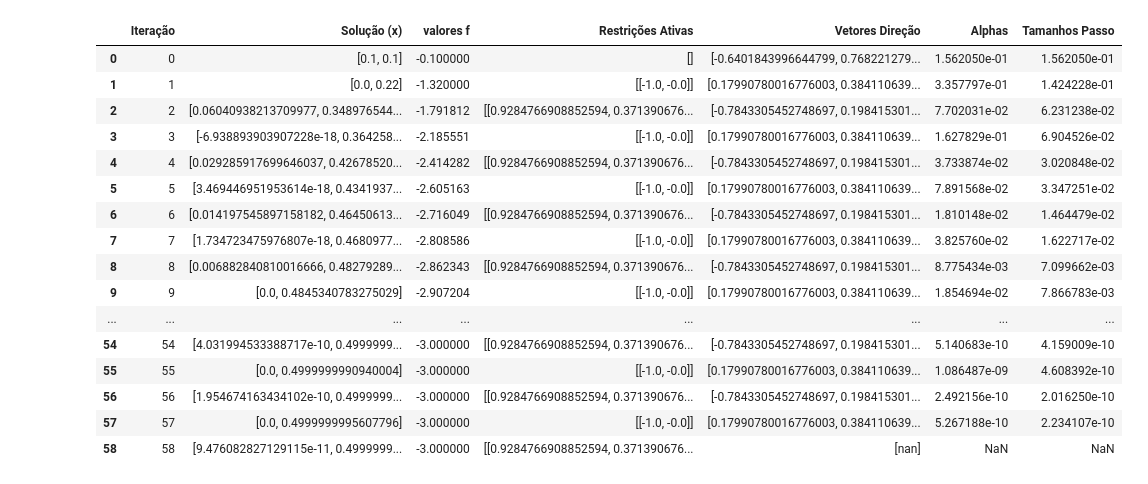
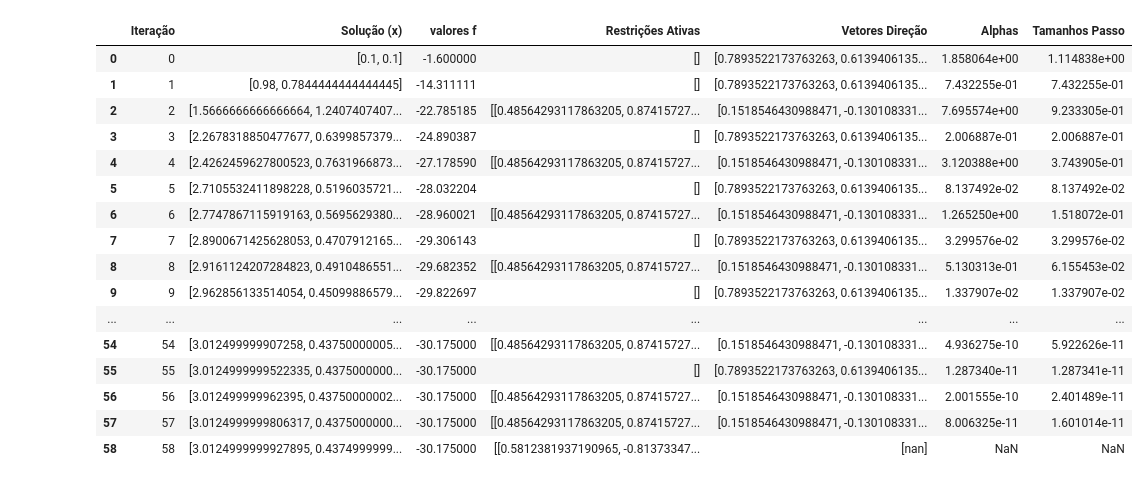
Before and after one commit to MatSchwarz/Circuncentro, a Jupyter notebook: testes.ipynb, the cells around one changed output. Saved outputs shown, nothing was run; the diff lists cells and outputs as text; code cells hidden in the pictures.

```diff
--- a/testes.ipynb
+++ b/testes.ipynb
@@ -18,24 +20,24 @@ from funcoes_tabelas import *
 # %%
 n = 2
-c,A,b = gerar_problema_otimizacao_linear_factivel_limitado(8,n)
-historico_solucao, valores_funcao_objetivo, restricoes_ativas, vetores_direcao,lista_alphas,tamanho_passo, gradiente = gradiente_descendente_circuncentrico2(np.ones(n) * 0.1,c,A,b,max_iter=1000000)
+c,A,b = gerar_problema_otimizacao_linear_factivel_limitado(4,n)
+historico_solucao, valores_funcao_objetivo, restricoes_ativas, vetores_direcao,lista_alphas,tamanho_passo, gradiente = gradiente_descendente_circuncentrico_w(np.ones(n) * 0.1,c,A,b,max_iter=1000000)
 df = cria_tabela(historico_solucao, valores_funcao_objetivo, restricoes_ativas, vetores_direcao, lista_alphas, tamanho_passo)
 df
 # %% [output]
 |  | Iteração | Solução (x) | valores f | Restrições Ativas | Vetores Direção | Alphas | Tamanhos Passo |
-| 0 | 0 | [0.1, 0.1] | -0.100000 | [] | [-0.6401843996644799, 0.768221279... | 1.562050e-01 | 1.562050e-01 |
-| 1 | 1 | [0.0, 0.22] | -1.320000 | [[-1.0, -0.0]] | [0.17990780016776003, 0.384110639... | 3.357797e-01 | 1.424228e-01 |
-| 2 | 2 | [0.06040938213709977, 0.348976544... | -1.791812 | [[0.9284766908852594, 0.371390676... | [-0.7843305452748697, 0.198415301... | 7.702031e-02 | 6.231238e-02 |
-| 3 | 3 | [-6.938893903907228e-18, 0.364258... | -2.185551 | [[-1.0, -0.0]] | [0.17990780016776003, 0.384110639... | 1.627829e-01 | 6.904526e-02 |
-| 4 | 4 | [0.029285917699646037, 0.42678520... | -2.414282 | [[0.9284766908852594, 0.371390676... | [-0.7843305452748697, 0.198415301... | 3.733874e-02 | 3.020848e-02 |
-| 5 | 5 | [3.469446951953614e-18, 0.4341937... | -2.605163 | [[-1.0, -0.0]] | [0.17990780016776003, 0.384110639... | 7.891568e-02 | 3.347251e-02 |
-| 6 | 6 | [0.014197545897158182, 0.46450613... | -2.716049 | [[0.9284766908852594, 0.371390676... | [-0.7843305452748697, 0.198415301... | 1.810148e-02 | 1.464479e-02 |
-| 7 | 7 | [1.734723475976807e-18, 0.4680977... | -2.808586 | [[-1.0, -0.0]] | [0.17990780016776003, 0.384110639... | 3.825760e-02 | 1.622717e-02 |
-| 8 | 8 | [0.006882840810016666, 0.48279289... | -2.862343 | [[0.9284766908852594, 0.371390676... | [-0.7843305452748697, 0.198415301... | 8.775434e-03 | 7.099662e-03 |
-| 9 | 9 | [0.0, 0.4845340783275029] | -2.907204 | [[-1.0, -0.0]] | [0.17990780016776003, 0.384110639... | 1.854694e-02 | 7.866783e-03 |
+| 0 | 0 | [0.1, 0.1] | -1.600000 | [] | [0.7893522173763263, 0.6139406135... | 1.858064e+00 | 1.114838e+00 |
+| 1 | 1 | [0.98, 0.7844444444444445] | -14.311111 | [] | [0.7893522173763263, 0.6139406135... | 7.432255e-01 | 7.432255e-01 |
+| 2 | 2 | [1.5666666666666664, 1.2407407407... | -22.785185 | [[0.48564293117863205, 0.87415727... | [0.1518546430988471, -0.130108331... | 7.695574e+00 | 9.233305e-01 |
+| 3 | 3 | [2.2678318850477677, 0.6399857379... | -24.890387 | [] | [0.7893522173763263, 0.6139406135... | 2.006887e-01 | 2.006887e-01 |
+| 4 | 4 | [2.4262459627800523, 0.7631966873... | -27.178590 | [[0.48564293117863205, 0.87415727... | [0.1518546430988471, -0.130108331... | 3.120388e+00 | 3.743905e-01 |
+| 5 | 5 | [2.7105532411898228, 0.5196035721... | -28.032204 | [] | [0.7893522173763263, 0.6139406135... | 8.137492e-02 | 8.137492e-02 |
+| 6 | 6 | [2.7747867115919163, 0.5695629380... | -28.960021 | [[0.48564293117863205, 0.87415727... | [0.1518546430988471, -0.130108331... | 1.265250e+00 | 1.518072e-01 |
+| 7 | 7 | [2.8900671425628053, 0.4707912165... | -29.306143 | [] | [0.7893522173763263, 0.6139406135... | 3.299576e-02 | 3.299576e-02 |
+| 8 | 8 | [2.9161124207284823, 0.4910486551... | -29.682352 | [[0.48564293117863205, 0.87415727... | [0.1518546430988471, -0.130108331... | 5.130313e-01 | 6.155453e-02 |
+| 9 | 9 | [2.962856133514054, 0.45099886579... | -29.822697 | [] | [0.7893522173763263, 0.6139406135... | 1.337907e-02 | 1.337907e-02 |
 | ... | ... | ... | ... | ... | ... | ... | ... |
-| 54 | 54 | [4.031994533388717e-10, 0.4999999... | -3.000000 | [[0.9284766908852594, 0.371390676... | [-0.7843305452748697, 0.198415301... | 5.140683e-10 | 4.159009e-10 |
-| 55 | 55 | [0.0, 0.4999999990940004] | -3.000000 | [[-1.0, -0.0]] | [0.17990780016776003, 0.384110639... | 1.086487e-09 | 4.608392e-10 |
-| 56 | 56 | [1.954674163434102e-10, 0.4999999... | -3.000000 | [[0.9284766908852594, 0.371390676... | [-0.7843305452748697, 0.198415301... | 2.492156e-10 | 2.016250e-10 |
-| 57 | 57 | [0.0, 0.4999999995607796] | -3.000000 | [[-1.0, -0.0]] | [0.17990780016776003, 0.384110639... | 5.267188e-10 | 2.234107e-10 |
-| 58 | 58 | [9.476082827129115e-11, 0.4999999... | -3.000000 | [[0.9284766908852594, 0.371390676... | [nan] | NaN | NaN |
+| 54 | 54 | [3.012499999907258, 0.43750000005... | -30.175000 | [[0.48564293117863205, 0.87415727... | [0.1518546430988471, -0.130108331... | 4.936275e-10 | 5.922626e-11 |
+| 55 | 55 | [3.0124999999522335, 0.4375000000... | -30.175000 | [] | [0.7893522173763263, 0.6139406135... | 1.287340e-11 | 1.287341e-11 |
+| 56 | 56 | [3.012499999962395, 0.43750000002... | -30.175000 | [[0.48564293117863205, 0.87415727... | [0.1518546430988471, -0.130108331... | 2.001555e-10 | 2.401489e-11 |
+| 57 | 57 | [3.0124999999806317, 0.4375000000... | -30.175000 | [[0.48564293117863205, 0.87415727... | [0.1518546430988471, -0.130108331... | 8.006325e-11 | 1.601014e-11 |
+| 58 | 58 | [3.0124999999927895, 0.4374999999... | -30.175000 | [[0.5812381937190965, -0.81373347... | [nan] | NaN | NaN |
```
Also changed, not shown: parts of 15 cells of this notebook.
